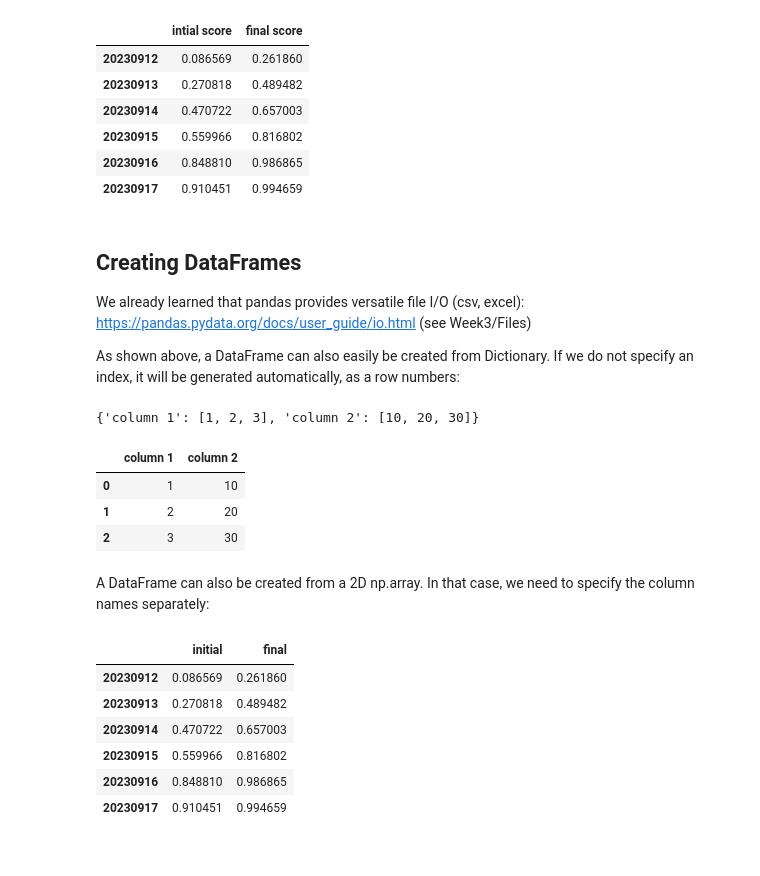
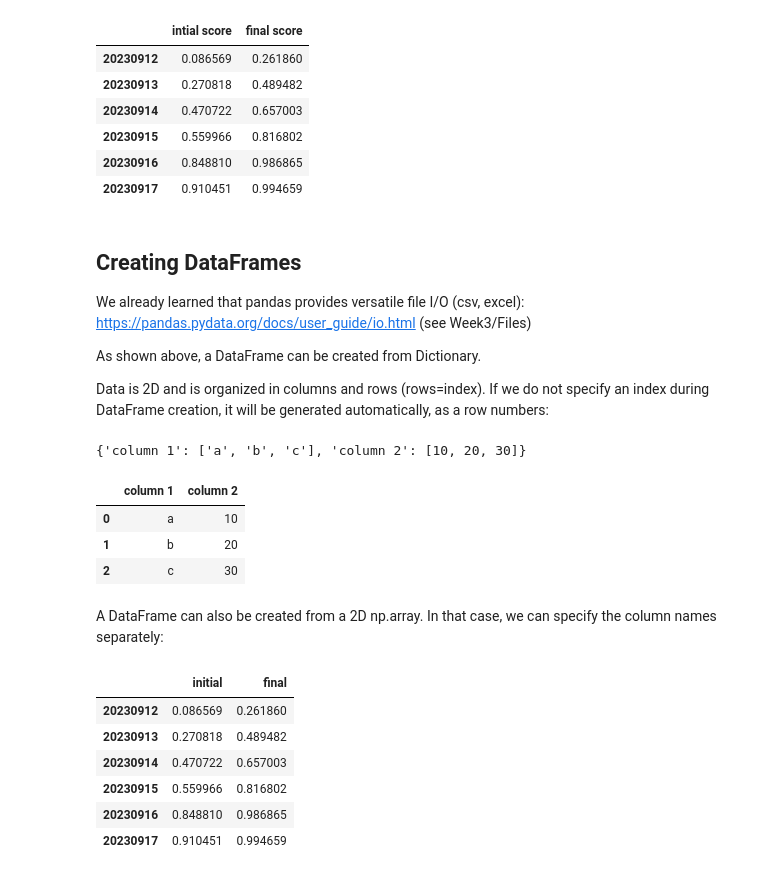
Before and after one commit to janclemenslab/neu715, a Jupyter notebook: docs/_sources/lectures/lecture 4/4.01_pandas.ipynb, the cells around one changed output. Cells and saved outputs as stored; diff of their text form; code cells hidden in the pictures.

```diff
--- a/docs/_sources/lectures/lecture 4/4.01_pandas.ipynb
+++ b/docs/_sources/lectures/lecture 4/4.01_pandas.ipynb
@@ -71,20 +71,22 @@ df_from_file
 
 We already learned that pandas provides versatile file I/O (csv, excel): [https://pandas.pydata.org/docs/user_guide/io.html]() (see Week3/Files)
 
-As shown above, a DataFrame can also easily be created from Dictionary. If we do not specify an index, it will be generated automatically, as a row numbers:
+As shown above, a DataFrame can be created from Dictionary.
+
+Data is 2D and is organized in columns and rows (rows=index). If we do not specify an index during DataFrame creation, it will be generated automatically, as a row numbers:
 # %%
-d = {'column 1': [1,2,3], 'column 2': [10, 20, 30]}
+d = {'column 1': ['a','b','c'], 'column 2': [10, 20, 30]}
 print(d)
 df = pd.DataFrame(d)
 df
 # %% [output]
-{'column 1': [1, 2, 3], 'column 2': [10, 20, 30]}
+{'column 1': ['a', 'b', 'c'], 'column 2': [10, 20, 30]}
 |  | column 1 | column 2 |
-| 0 | 1 | 10 |
-| 1 | 2 | 20 |
-| 2 | 3 | 30 |
+| 0 | a | 10 |
+| 1 | b | 20 |
+| 2 | c | 30 |
 # %% [markdown]
-A DataFrame can also be created from a 2D np.array. In that case, we need to specify the column names separately:
+A DataFrame can also be created from a 2D np.array. In that case, we can specify the column names separately:
 # %%
 df = pd.DataFrame(scores, columns=['initial', 'final'], index=days)
 df
```
Also changed, not shown: parts of 10 cells of this notebook, 5 other files.
